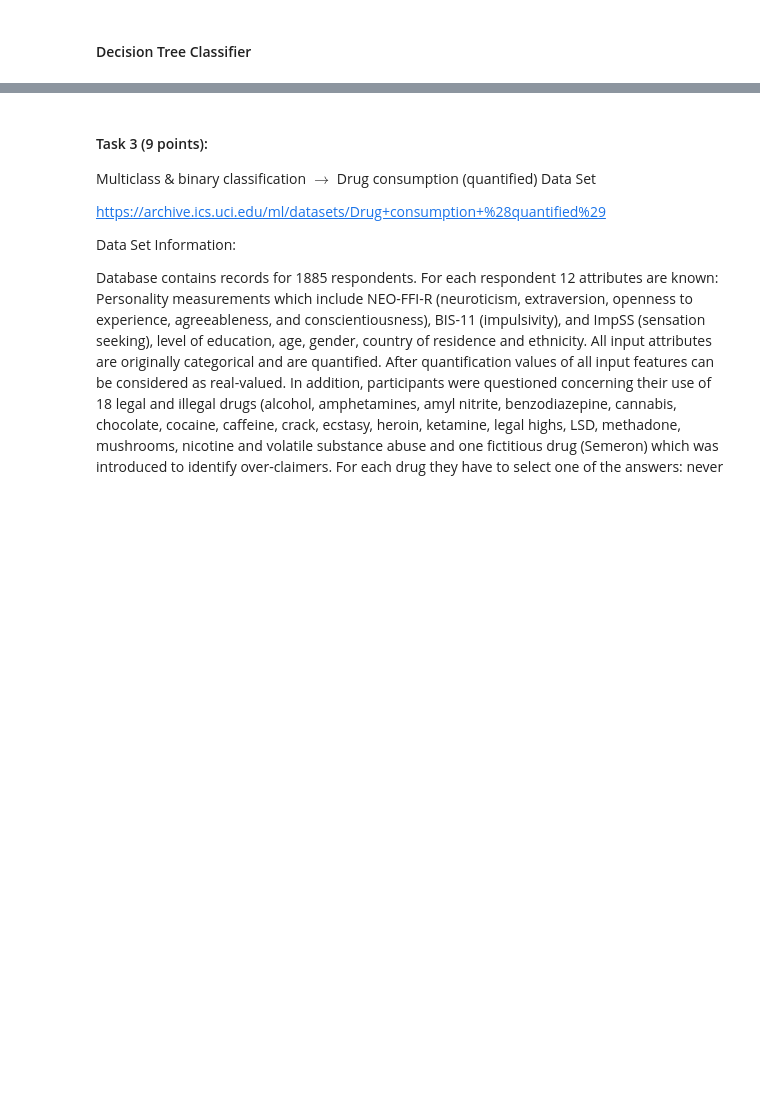
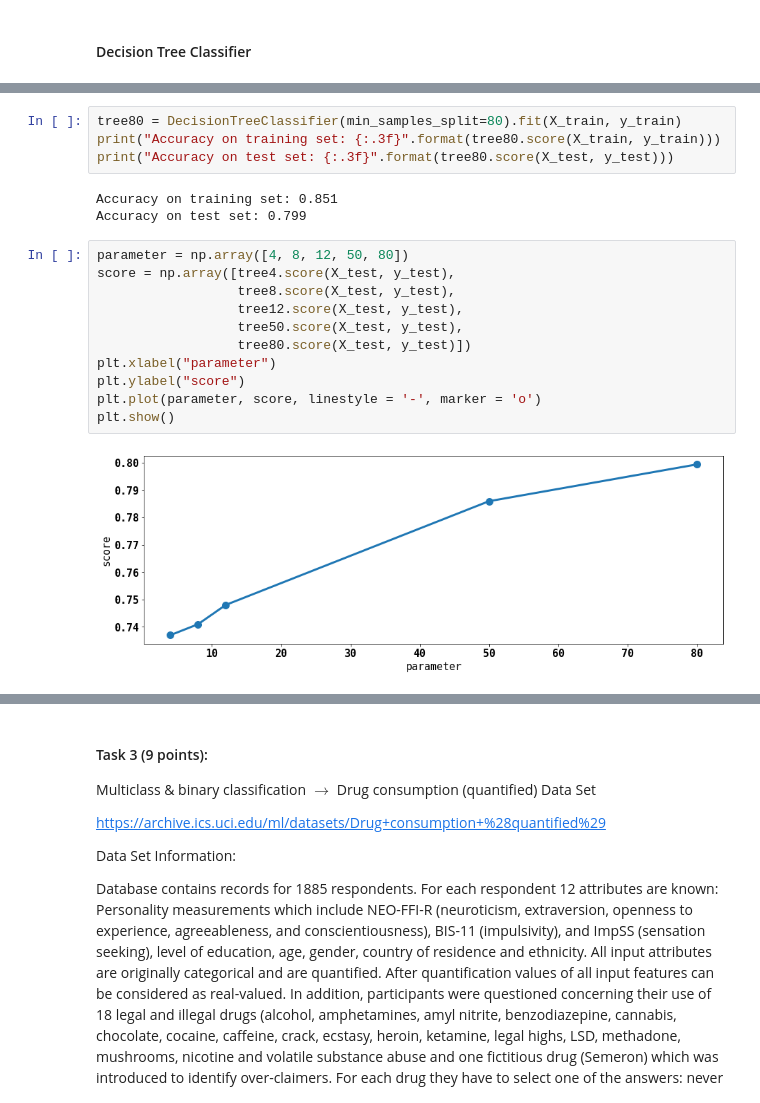
Before and after one commit to alintu/Assignments, a Jupyter notebook: Assignment_1.ipynb, the cells around one changed output, grey strips where cells are left out. Drawn from its saved outputs; the diff is of its cells as text; blank space fills up the shorter version.

```diff
--- a/Assignment_1.ipynb
+++ b/Assignment_1.ipynb
@@ -365,0 +459,20 @@ Accuracy on test set: 0.732
+# %%
+tree80 = DecisionTreeClassifier(min_samples_split=80).fit(X_train, y_train)
+print("Accuracy on training set: {:.3f}".format(tree80.score(X_train, y_train)))
+print("Accuracy on test set: {:.3f}".format(tree80.score(X_test, y_test)))
+# %% [output]
+Accuracy on training set: 0.851
+Accuracy on test set: 0.799
+# %%
+parameter = np.array([4, 8, 12, 50, 80])
+score = np.array([tree4.score(X_test, y_test),
+                  tree8.score(X_test, y_test),
+                  tree12.score(X_test, y_test),
+                  tree50.score(X_test, y_test),
+                  tree80.score(X_test, y_test)])
+plt.xlabel("parameter")
+plt.ylabel("score")
+plt.plot(parameter, score, linestyle = '-', marker = 'o')
+plt.show()
+# %% [output]
+[figure, added]
```
Also changed, not shown: parts of 20 cells of this notebook, 1 other file.
